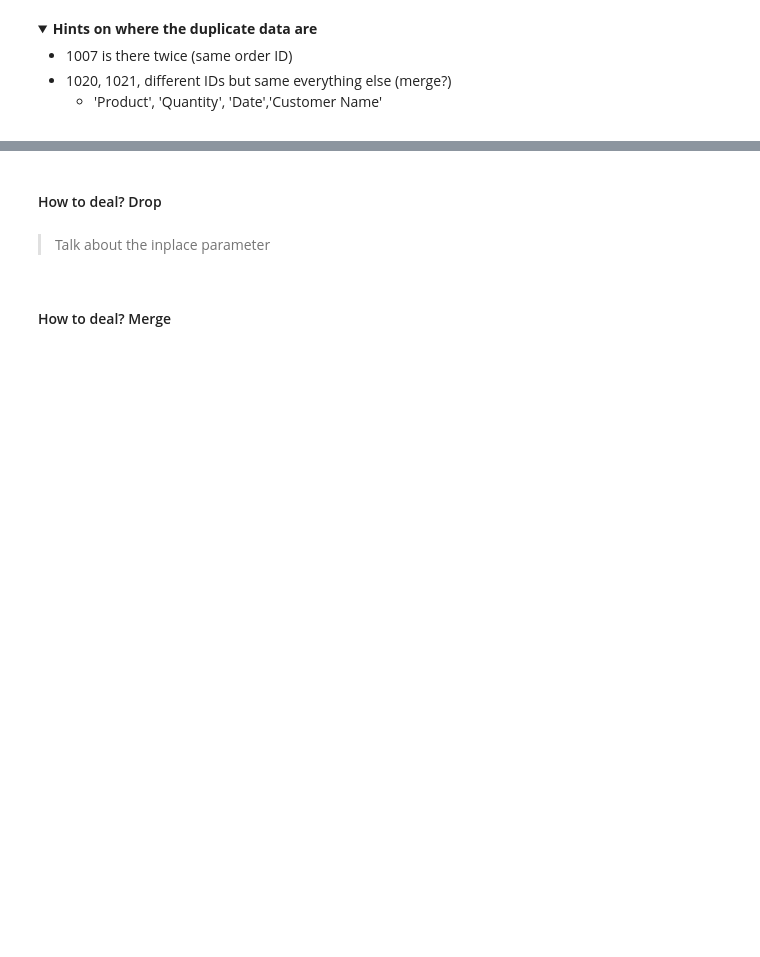
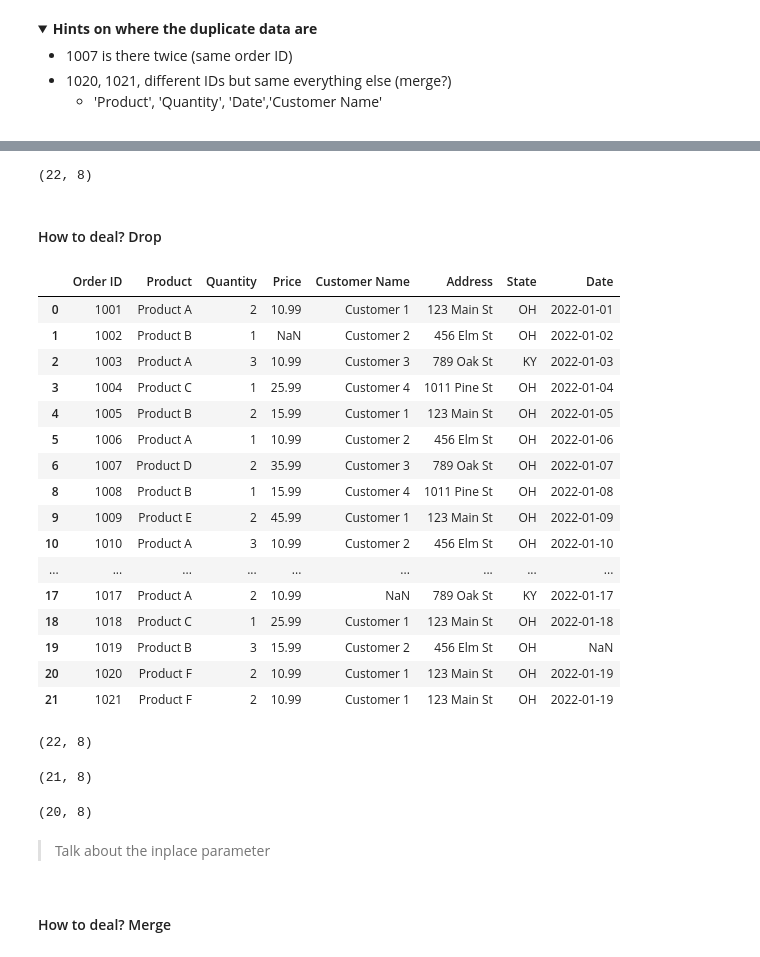
Before and after one commit to IT4063c-Spring23/In-class-sandbox, a Jupyter notebook: modules/EDA/notebook.ipynb, the cells around one changed output, grey strips where cells are left out. Cells and saved outputs as stored; diff of their text form; code cells hidden in the pictures; folded sections open; blank space fills up the shorter version.

```diff
--- a/modules/EDA/notebook.ipynb
+++ b/modules/EDA/notebook.ipynb
@@ -38,6 +151,37 @@ sales_df = pd.read_csv('./data/sales/sales.csv')
+# %%
+sales_df.shape
+# %% [output]
+(22, 8)
 # %% [markdown]
 #### How to deal? Drop
 # %%
 # Drop the exact duplicates
+sales_df.drop_duplicates()
+# %% [output]
+|  | Order ID | Product | Quantity | Price | Customer Name | Address | State | Date |
+| 0 | 1001 | Product A | 2 | 10.99 | Customer 1 | 123 Main St | OH | 2022-01-01 |
+| 1 | 1002 | Product B | 1 | NaN | Customer 2 | 456 Elm St | OH | 2022-01-02 |
+| 2 | 1003 | Product A | 3 | 10.99 | Customer 3 | 789 Oak St | KY | 2022-01-03 |
+| 3 | 1004 | Product C | 1 | 25.99 | Customer 4 | 1011 Pine St | OH | 2022-01-04 |
+| 4 | 1005 | Product B | 2 | 15.99 | Customer 1 | 123 Main St | OH | 2022-01-05 |
+| 5 | 1006 | Product A | 1 | 10.99 | Customer 2 | 456 Elm St | OH | 2022-01-06 |
+| 6 | 1007 | Product D | 2 | 35.99 | Customer 3 | 789 Oak St | OH | 2022-01-07 |
+| 8 | 1008 | Product B | 1 | 15.99 | Customer 4 | 1011 Pine St | OH | 2022-01-08 |
+| 9 | 1009 | Product E | 2 | 45.99 | Customer 1 | 123 Main St | OH | 2022-01-09 |
+| 10 | 1010 | Product A | 3 | 10.99 | Customer 2 | 456 Elm St | OH | 2022-01-10 |
+| ... | ... | ... | ... | ... | ... | ... | ... | ... |
+| 17 | 1017 | Product A | 2 | 10.99 | NaN | 789 Oak St | KY | 2022-01-17 |
+| 18 | 1018 | Product C | 1 | 25.99 | Customer 1 | 123 Main St | OH | 2022-01-18 |
+| 19 | 1019 | Product B | 3 | 15.99 | Customer 2 | 456 Elm St | OH | NaN |
+| 20 | 1020 | Product F | 2 | 10.99 | Customer 1 | 123 Main St | OH | 2022-01-19 |
+| 21 | 1021 | Product F | 2 | 10.99 | Customer 1 | 123 Main St | OH | 2022-01-19 |
 # %%
 # How many records are there now?
+sales_df.shape
+# %% [output]
+(22, 8)
+# %%
+sales_df1 = sales_df.drop_duplicates()
+sales_df1.shape
+# %% [output]
+(21, 8)
@@ -46,5 +197,8 @@ sales_df = pd.read_csv('./data/sales/sales.csv')
 # %%
 # How many records are there now?
+sales_df2.shape
+# %% [output]
+(20, 8)
 # %% [markdown]
 > Talk about the inplace parameter
 # %% [markdown]
```
Also changed, not shown: parts of 21 cells of this notebook, 1 other file.
